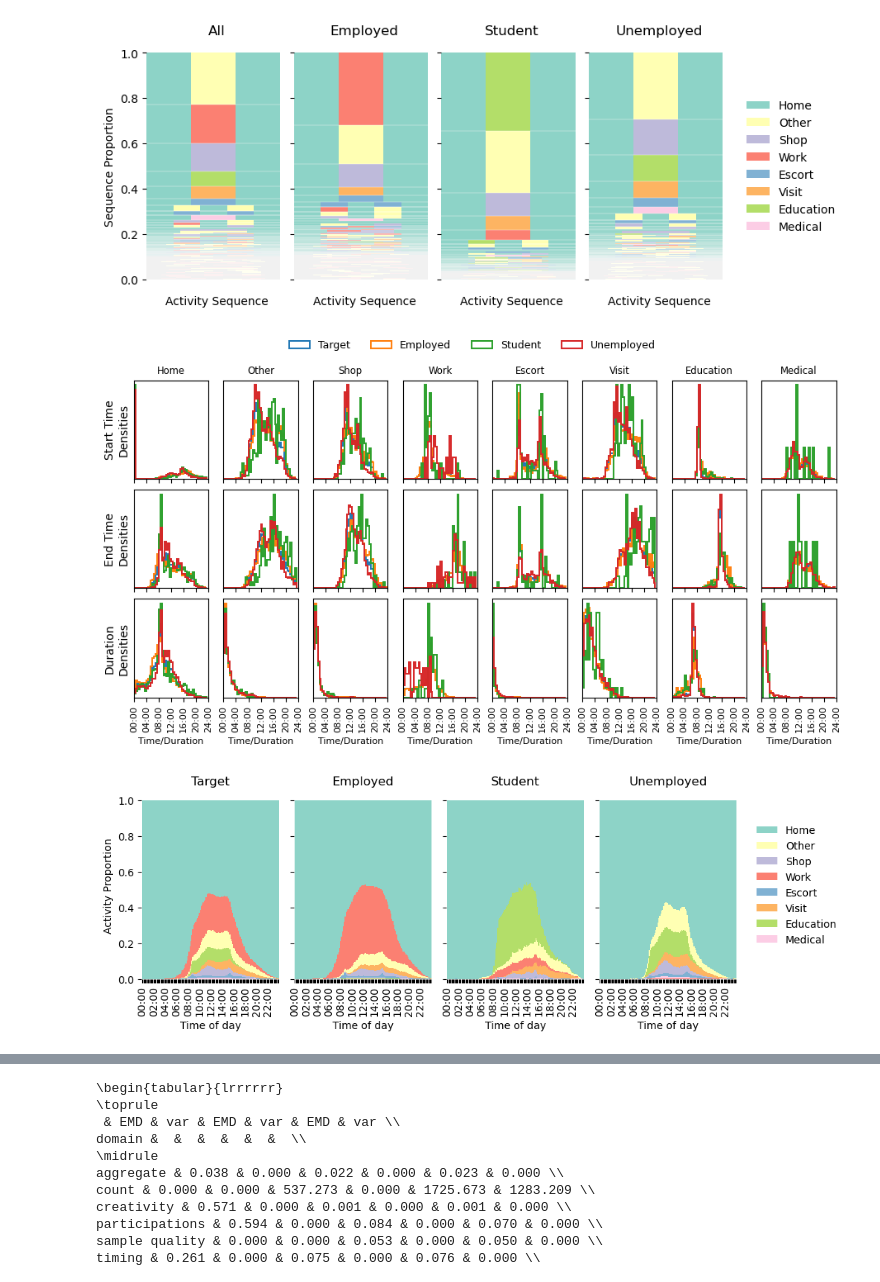
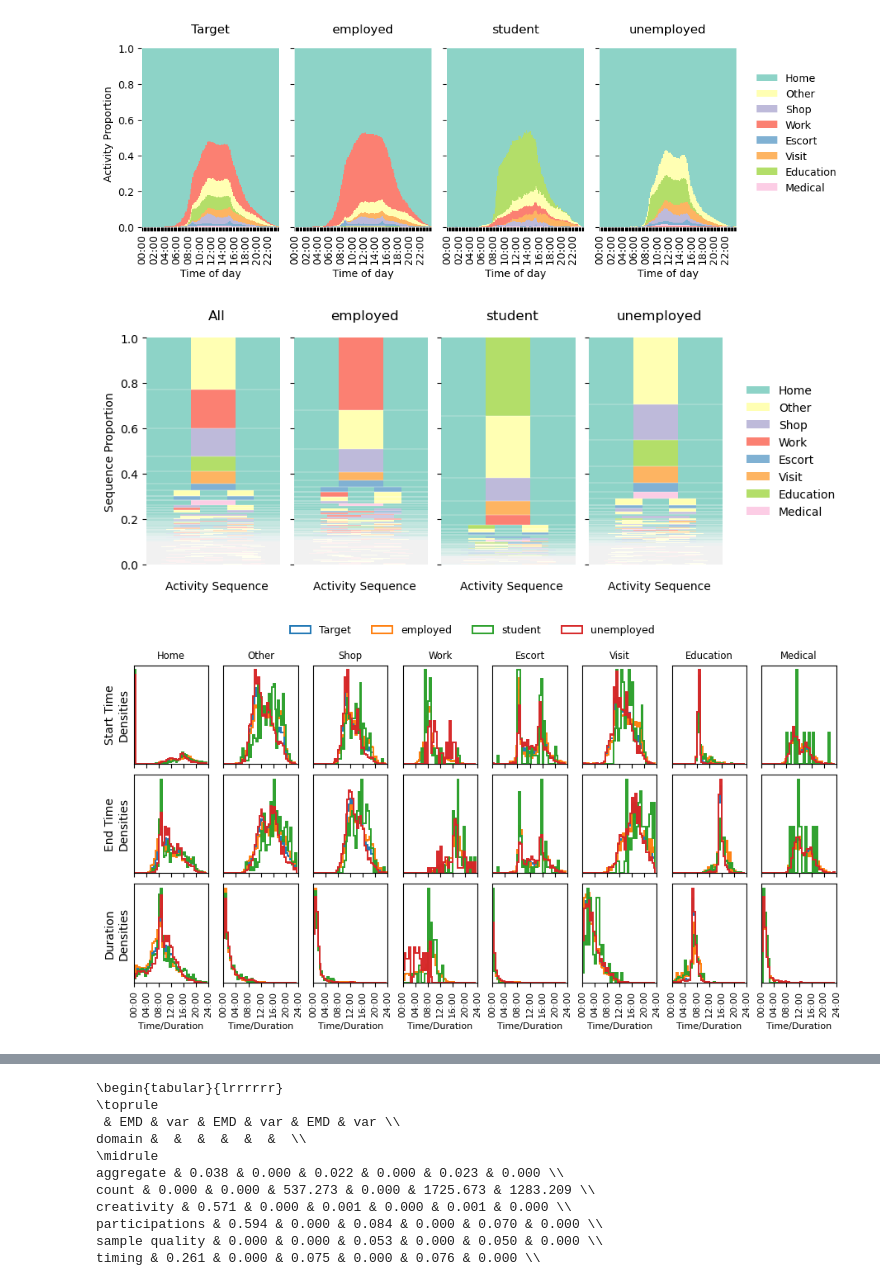
Before and after one commit to big-ucl/caveat, a Jupyter notebook: analysis/CVAE_analysis.ipynb, the cells around one changed output, grey strips where cells are left out. Saved outputs shown, nothing was run; the diff lists cells and outputs as text; code cells hidden in the pictures.

Commit message:
tune cvae

```diff
--- a/analysis/CVAE_analysis.ipynb
+++ b/analysis/CVAE_analysis.ipynb
@@ -25,22 +25,15 @@ cmap = {
     "travel": (0.8509803921568627, 0.8509803921568627, 0.8509803921568627),
 }
 
-batch_root = Path("../logs/cvaes/test")
-# encoder_types = ["None", "Hidden", "Inputs", "Both"]
-# latent_types = ["Concat", "Add"]
-# decoder_types = ["None", "Inputs"]
+batch_root = Path("../logs/search_c_rnn_cvae")
 
-encoder_types = ["Both"]
-latent_types = ["Concat", "Add"]
-decoder_types = ["Inputs"]
+Ls = ["L6", "L12", "L24"]
+Ks = ["K1", "K01"]
 
 batch_paths = {}
-for encoder in encoder_types:
-    for latent in latent_types:
-        for decoder in decoder_types:
-            batch_paths[f"{encoder}{latent}{decoder}"] = (
-                batch_root / f"{encoder}{latent}{decoder}"
-            )
+for l in Ls:
+    for k in Ks:
+        batch_paths[f"{l}{k}"] = batch_root / f"{l}{k}"
 
 # find data
 target_schedules = pd.read_csv("../tmp/nts_home_schedules.csv")
@@ -321,20 +343,39 @@ def split_on(schedules, attributes, by="work_status"):
     }
 # %%
 splits = split_on(target_schedules, target_attributes)
-fig = transitions.sequence_prob_plot(
-    target_schedules, splits, observed_title="All", cmap=cmap, figsize=(9, 3.5)
-)
-fig = times_distributions_plot(
-    target_schedules, splits, observed_title="Target", figsize=(9, 5)
-)
 fig = frequency_plots(
     target_schedules,
     splits,
     color=cmap,
     figsize=(10, 3.5),
     observed_title="Target",
 )
+fig = transitions.sequence_prob_plot(
+    target_schedules, splits, observed_title="All", cmap=cmap, figsize=(9, 3.5)
+)
+fig = times_distributions_plot(
+    target_schedules, splits, observed_title="Target", figsize=(9, 5)
+)
+
+fig = joint_time_distributions_plot(
+    target_schedules,
+    splits,
+    figsize=(9, 5),
+    observed_title="Target",
+    cmaps={
+        0: "Blues",
+        1: "Oranges",
+        2: "Greens",
+        3: "Reds",
+        4: "Purples",
+        5: "Greys",
+        6: "Pinks",
+        7: "Yellows",
+        8: "Cyans",
+        9: "Magentas",
+    },
+)
 # %% [output]
-[figure, old version]
+[figure, new version]
-[figure, old version]
+[figure, new version]
-[figure, old version]
+[figure, new version]
```
Also changed, not shown: parts of 11 cells of this notebook, 2 other files.
